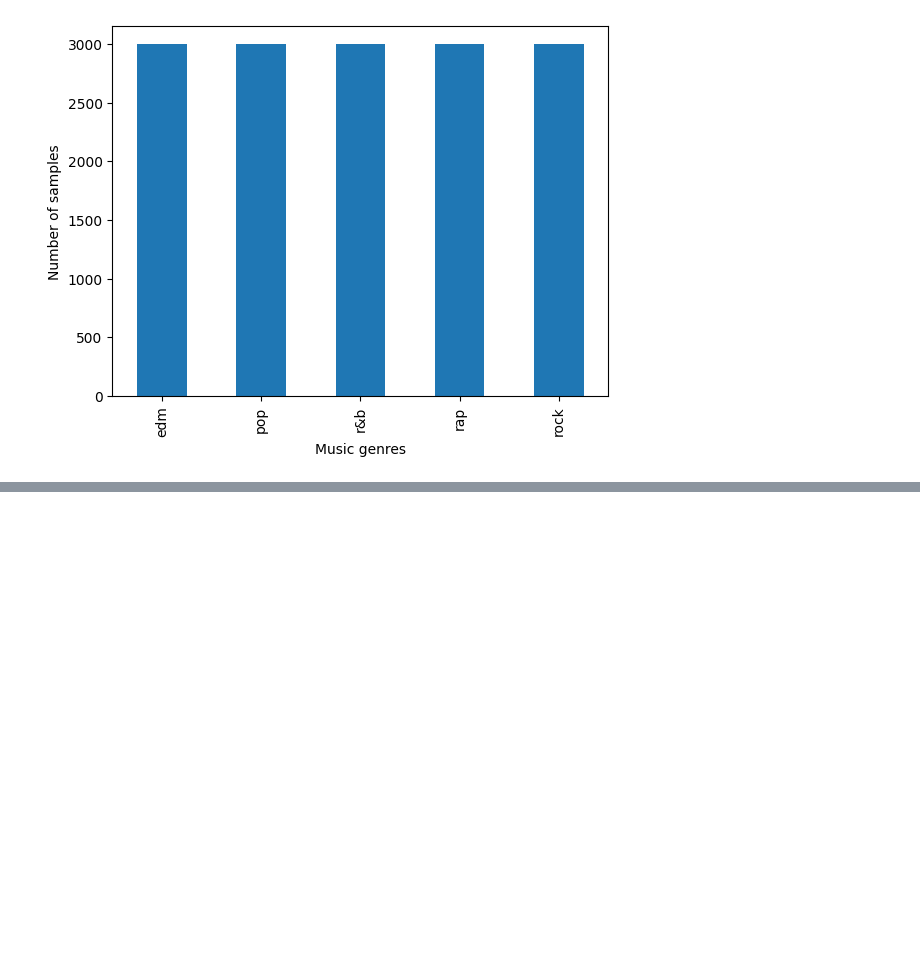
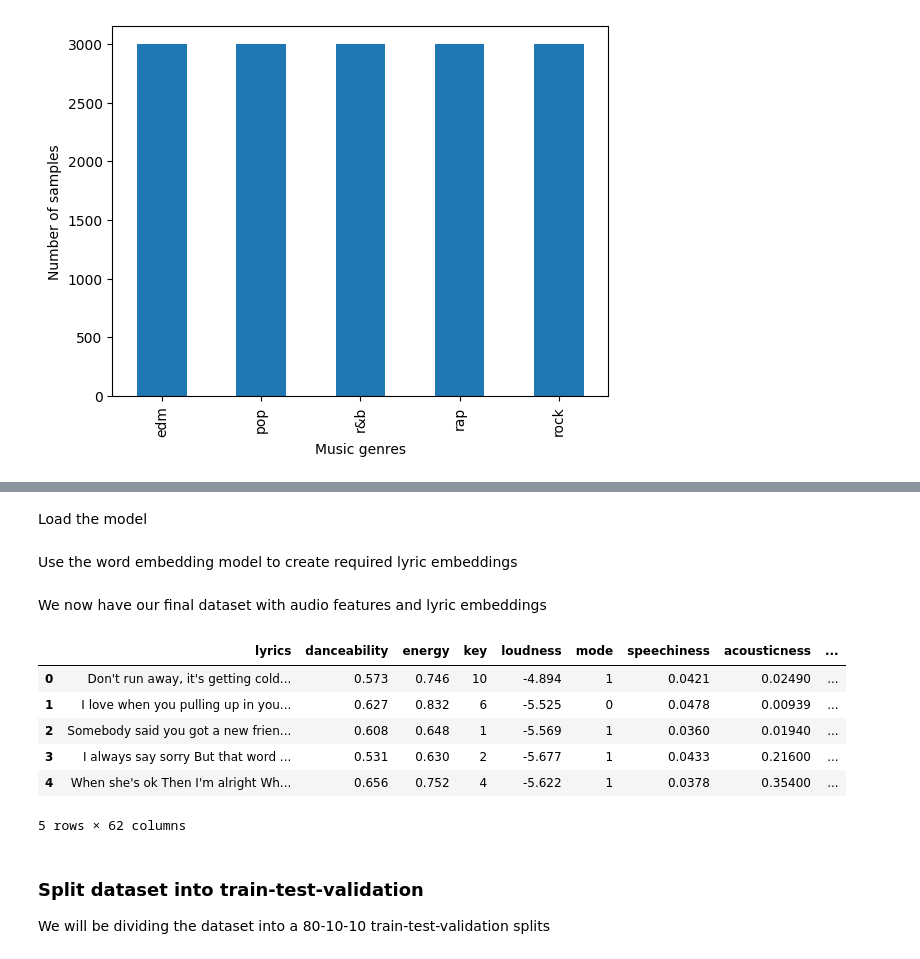
Before and after one commit to sin-of-sloth/muse, a Jupyter notebook: Muse.ipynb, the cells around one changed output, grey strips where cells are left out. Saved outputs shown, nothing was run; the diff lists cells and outputs as text; code cells hidden in the pictures; blank space fills up the shorter version.

```diff
--- a/Muse.ipynb
+++ b/Muse.ipynb
@@ -170,7 +200,7 @@ Name: playlist_genre, dtype: int64
 Features like `track_id`, `track_artist`, `track_album_id`, `playlist_id` are not realistically expected to provide any information regarding a music track's genre
 # %%
 data.drop(
-    ['track_id', 'track_name', 'track_artist', 'track_album_id', 'track_album_name', 'track_album_release_date', 'playlist_name', 'playlist_id', 'playlist_subgenre', 'language'],
+    ['track_id', 'track_name', 'track_artist', 'track_popularity', 'track_album_id', 'track_album_name', 'track_album_release_date', 'playlist_name', 'playlist_id', 'playlist_subgenre', 'duration_ms', 'language'],
     axis=1,
     inplace=True
 )
@@ -237,0 +294,29 @@ plt.show()
+# %% [markdown]
+Load the model
+# %%
+model = Doc2Vec.load('drive/MyDrive/Colab Notebooks/Muse/lyric_word_embeddings')
+# %% [markdown]
+Use the word embedding model to create required lyric embeddings
+# %%
+X_lyric_emd = pd.DataFrame([model.dv[f'{i}'] for i in range(len(X_bal))])
+# %% [markdown]
+We now have our final dataset with audio features and lyric embeddings
+# %%
+y = y_bal
+
+X = X_bal.copy()
+for c in X_lyric_emd.columns:
+    X[c] = X_lyric_emd[c]
+X.head()
+# %% [output]
+|  | lyrics | danceability | energy | key | loudness | mode | speechiness | acousticness | ... |
+| 0 | Don't run away, it's getting cold... | 0.573 | 0.746 | 10 | -4.894 | 1 | 0.0421 | 0.02490 | ... |
+| 1 | I love when you pulling up in you... | 0.627 | 0.832 | 6 | -5.525 | 0 | 0.0478 | 0.00939 | ... |
+| 2 | Somebody said you got a new frien... | 0.608 | 0.648 | 1 | -5.569 | 1 | 0.0360 | 0.01940 | ... |
+| 3 | I always say sorry But that word ... | 0.531 | 0.630 | 2 | -5.677 | 1 | 0.0433 | 0.21600 | ... |
+| 4 | When she's ok Then I'm alright Wh... | 0.656 | 0.752 | 4 | -5.622 | 1 | 0.0378 | 0.35400 | ... |
+5 rows × 62 columns
+# %% [markdown]
+### Split dataset into train-test-validation
+
+We will be dividing the dataset into a 80-10-10 train-test-validation splits
```
Also changed, not shown: parts of 50 cells of this notebook.
